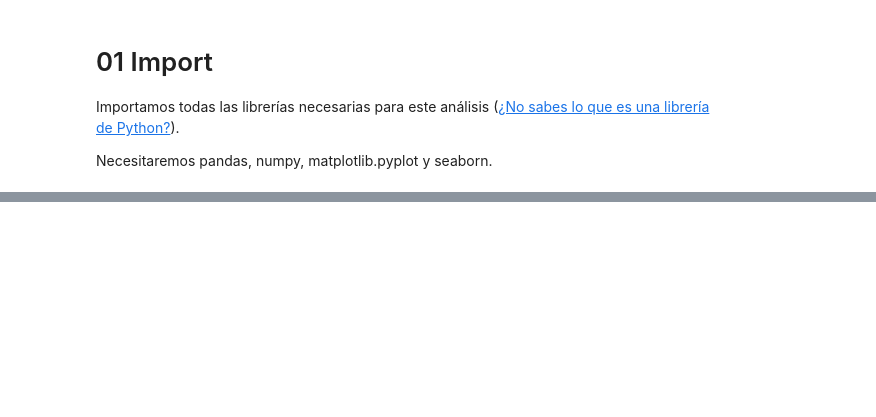
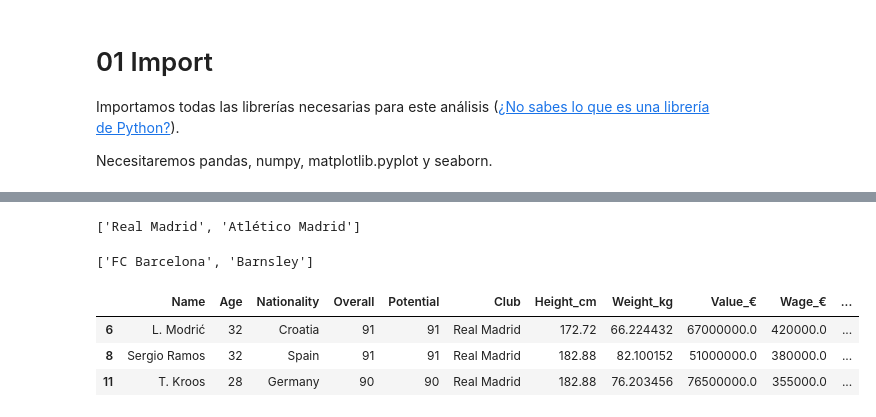
Before and after one commit to JotaBlanco/TheValley, a Jupyter notebook: Notebooks/02-analisis-exploratorio-visual/EJERCICIO_4___EDA_Visual_Barsa_Madrid.ipynb, the cells around one changed output, grey strips where cells are left out. Cells and saved outputs as stored; diff of their text form; code cells hidden in the pictures; blank space fills up the shorter version.

```diff
--- a/Notebooks/02-analisis-exploratorio-visual/EJERCICIO_4___EDA_Visual_Barsa_Madrid.ipynb
+++ b/Notebooks/02-analisis-exploratorio-visual/EJERCICIO_4___EDA_Visual_Barsa_Madrid.ipynb
@@ -775,0 +74,22 @@ profile_fifa19.to_file(output_file="/content/drive/My Drive/Data/Fifa19 Informe
+# %%
+# Lista de equipos total
+lista_equipos = df_fifa19['Club'].unique()
+
+# Cómo está escrito el Madrid en este dataset?
+display([equipo for equipo in lista_equipos if 'Madrid' in equipo])
+
+# Cómo está escrito el Barsa en este dataset?
+display([equipo for equipo in lista_equipos if 'Bar' in equipo])
+# %% [output]
+['Real Madrid', 'Atlético Madrid']
+['FC Barcelona', 'Barnsley']
+# %%
+# df_Madrid
+filtro_madrid = df_fifa19['Club'] == 'Real Madrid'
+df_madrid = df_fifa19[filtro_madrid]
+df_madrid.head(3)
+# %% [output]
+|  | Name | Age | Nationality | Overall | Potential | Club | Height_cm | Weight_kg | Value_€ | Wage_€ | ... |
+| 6 | L. Modrić | 32 | Croatia | 91 | 91 | Real Madrid | 172.72 | 66.224432 | 67000000.0 | 420000.0 | ... |
+| 8 | Sergio Ramos | 32 | Spain | 91 | 91 | Real Madrid | 182.88 | 82.100152 | 51000000.0 | 380000.0 | ... |
+| 11 | T. Kroos | 28 | Germany | 90 | 90 | Real Madrid | 182.88 | 76.203456 | 76500000.0 | 355000.0 | ... |
```
Also changed, not shown: parts of 118 cells of this notebook.
